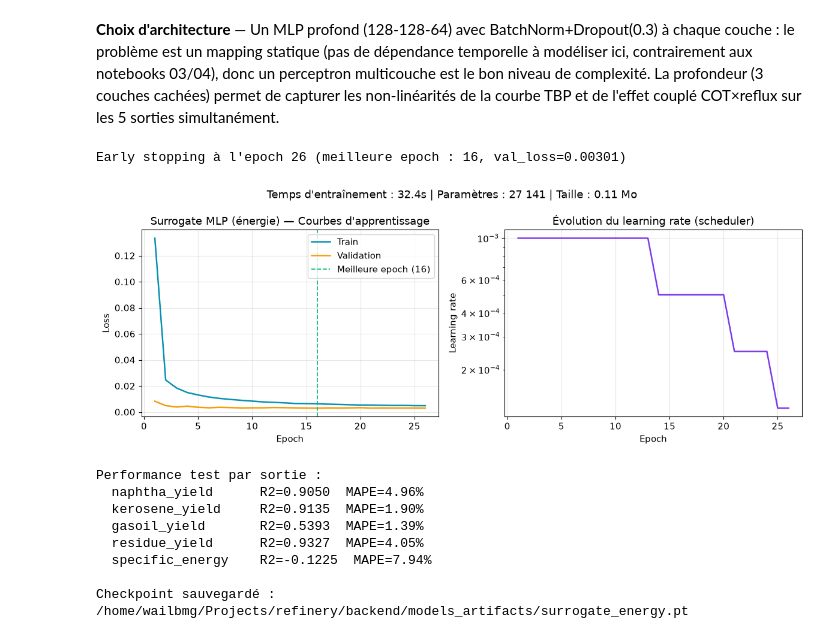
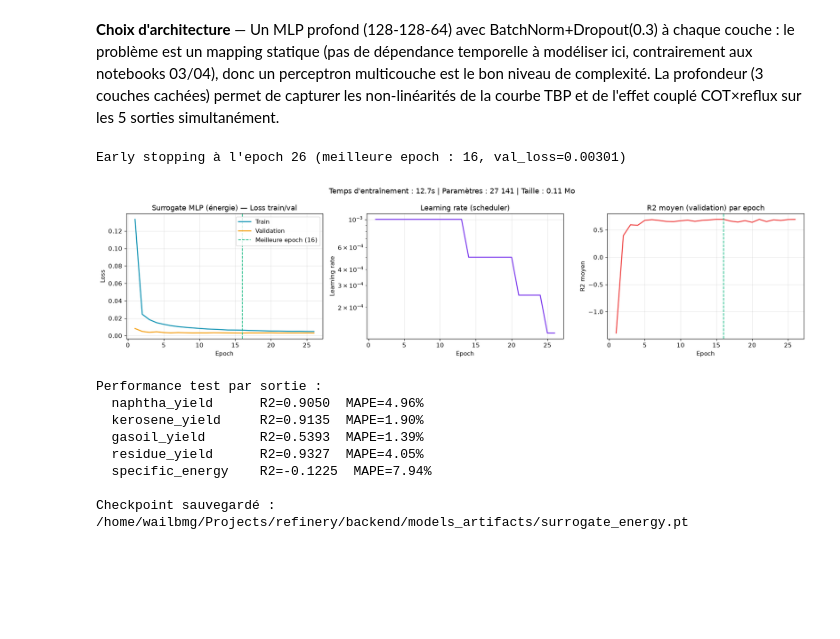
Before and after one commit to WailBmg25/MNW_Raffinage, a Jupyter notebook: notebooks/05_energy_optimization.ipynb, the cells around one changed output. Saved outputs shown, nothing was run; the diff lists cells and outputs as text; code cells hidden in the pictures; blank space fills up the shorter version.

```diff
--- a/notebooks/05_energy_optimization.ipynb
+++ b/notebooks/05_energy_optimization.ipynb
@@ -210,14 +210,20 @@ courbe TBP et de l'effet couplé COT×reflux sur les 5 sorties simultanément.
 # %%
 train_cfg = TrainConfig(
     epochs_max=hparams["epochs_max"], learning_rate=hparams["learning_rate"],
     weight_decay=hparams["weight_decay"], patience=cfg["training"]["patience"],
     grad_clip_max_norm=cfg["training"]["grad_clip_max_norm"], scheduler_type="plateau", optimizer_type="adamw",
 )
-model, history = train_model(model, train_loader, val_loader, train_cfg, model_name="surrogate")
+
+
+def r2_epoch_metric(y_pred, y_true):
+    """R2 moyen (sur les 5 sorties) calcule a CHAQUE epoch sur la validation,
+    pour visualiser sa convergence comme la loss."""
+    return float(np.mean([r2_score(y_true[:, j], y_pred[:, j]) for j in range(y_true.shape[1])]))
+model, history = train_model(model, train_loader, val_loader, train_cfg, model_name="surrogate", metric_fns={"R2 moyen": r2_epoch_metric})
 plot_learning_curves(history, "Surrogate MLP (énergie)", FIG_DIR / "05_learning_curve_surrogate.png")
 # %% [output]
 Early stopping à l'epoch 26 (meilleure epoch : 16, val_loss=0.00301)
-[figure, old version]
+[figure, new version]
 # %%
 model.eval()
 with torch.no_grad():
```
Also changed, not shown: 10 other files.
